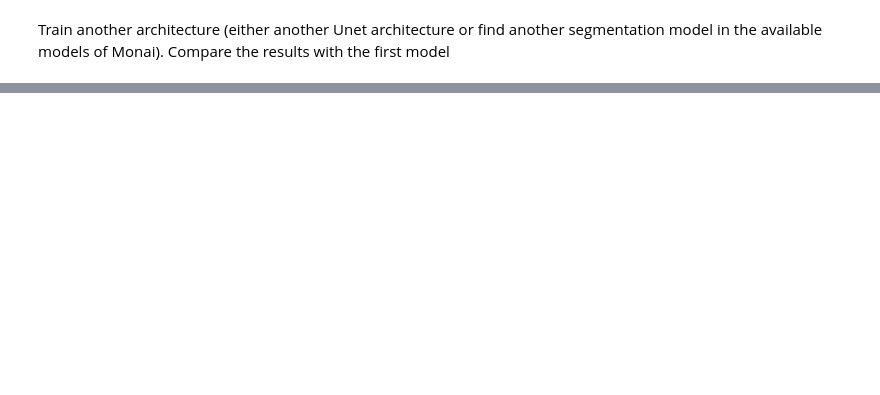
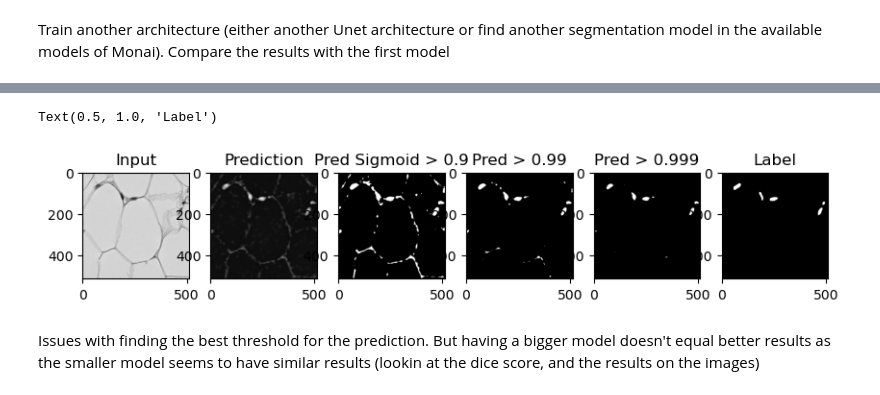
Before and after one commit to Erdnaxela3/mlbio-2024, a Jupyter notebook: 3_med_img/3. 2024_cell_segmentation.ipynb, the cells around one changed output, grey strips where cells are left out. Drawn from its saved outputs; the diff is of its cells as text; code cells hidden in the pictures; blank space fills up the shorter version.

```diff
--- a/3_med_img/3. 2024_cell_segmentation.ipynb
+++ b/3_med_img/3. 2024_cell_segmentation.ipynb
@@ -408,0 +380,20 @@ Text(0.5, 1.0, 'Label')
+# %%
+fig, ax = plt.subplots(1, 6, figsize=(10, 5))
+ax[0].imshow(inputs[0, 0].detach().cpu().numpy(), cmap='gray')
+ax[0].set_title('Input')
+ax[1].imshow(predictions[0, 0].detach().cpu().numpy(), cmap='gray')
+ax[1].set_title('Prediction')
+ax[2].imshow(predictions[0, 0].sigmoid().detach().cpu().numpy() > (1 - 1e-1), cmap='gray')
+ax[2].set_title('Pred Sigmoid > 0.9')
+ax[3].imshow(predictions[0, 0].sigmoid().detach().cpu().numpy() > (1 - 1e-2), cmap='gray')
+ax[3].set_title('Pred > 0.99')
+ax[4].imshow(predictions[0, 0].sigmoid().detach().cpu().numpy() > (1 - 1e-3), cmap='gray')
+ax[4].set_title('Pred > 0.999')
+ax[5].imshow(labels[0, 0].detach().cpu().numpy(), cmap='gray')
+ax[5].set_title('Label')
+# %% [output]
+Text(0.5, 1.0, 'Label')
+[figure, added]
+# %% [markdown]
+Issues with finding the best threshold for the prediction.
+But having a bigger model doesn't equal better results as the smaller model seems to have similar results (lookin at the dice score, and the results on the images)
```
Also changed, not shown: parts of 10 cells of this notebook, 2 other files.
